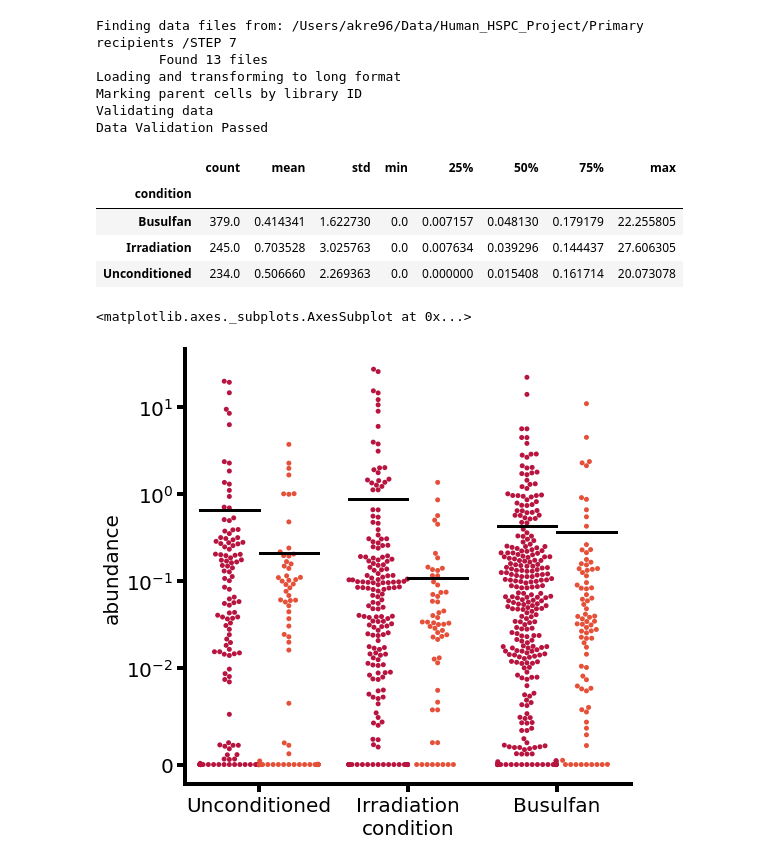
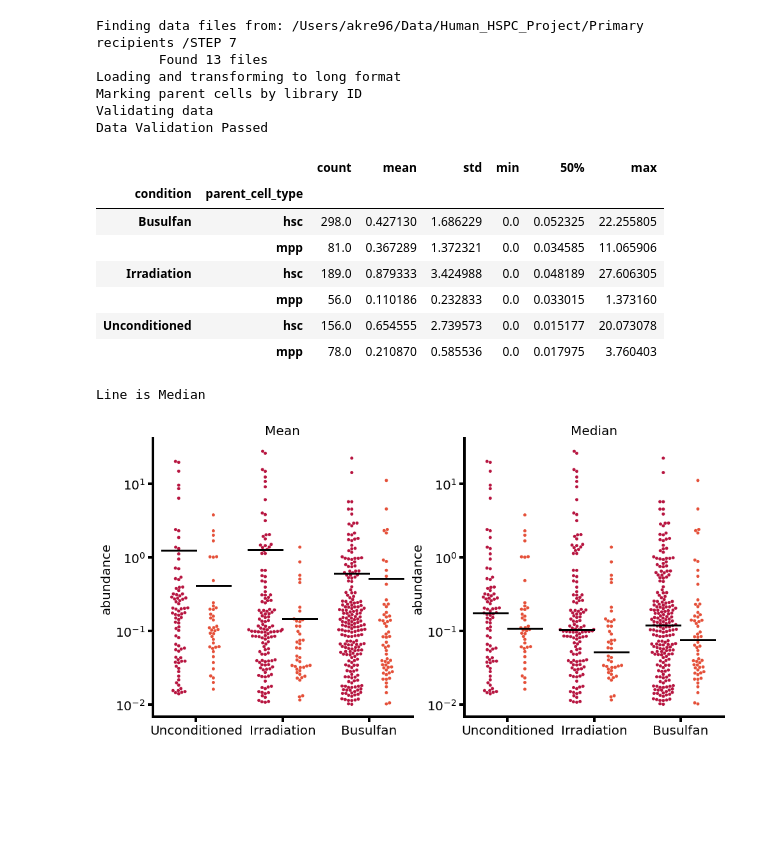
Before and after one commit to akre96/HSPC_Project, a Jupyter notebook: notebooks/HSC_vs_MPP_abundance.ipynb, the cells around one changed output. Cells and saved outputs as stored; diff of their text form; code cells hidden in the pictures; blank space fills up the shorter version.

Commit message:
minor deprecation updates to plots

```diff
--- a/notebooks/HSC_vs_MPP_abundance.ipynb
+++ b/notebooks/HSC_vs_MPP_abundance.ipynb
@@ -26,33 +26,59 @@ Marking parent cells by library ID
 Validating data
 Data Validation Passed
 # %%
-data = loader.data
-data.groupby('condition')['abundance'].describe()
+data = loader.data.copy()
+data.groupby(['condition', 'parent_cell_type'])['abundance'].describe(percentiles=[.5])
 # %% [output]
-|  | count | mean | std | min | 25% | 50% | 75% | max |
-| condition |  |  |  |  |  |  |  |  |
-| Busulfan | 379.0 | 0.414341 | 1.622730 | 0.0 | 0.007157 | 0.048130 | 0.179179 | 22.255805 |
-| Irradiation | 245.0 | 0.703528 | 3.025763 | 0.0 | 0.007634 | 0.039296 | 0.144437 | 27.606305 |
-| Unconditioned | 234.0 | 0.506660 | 2.269363 | 0.0 | 0.000000 | 0.015408 | 0.161714 | 20.073078 |
+|  |  | count | mean | std | min | 50% | max |
+| condition | parent_cell_type |  |  |  |  |  |  |
+| Busulfan | hsc | 298.0 | 0.427130 | 1.686229 | 0.0 | 0.052325 | 22.255805 |
+|  | mpp | 81.0 | 0.367289 | 1.372321 | 0.0 | 0.034585 | 11.065906 |
+| Irradiation | hsc | 189.0 | 0.879333 | 3.424988 | 0.0 | 0.048189 | 27.606305 |
+|  | mpp | 56.0 | 0.110186 | 0.232833 | 0.0 | 0.033015 | 1.373160 |
+| Unconditioned | hsc | 156.0 | 0.654555 | 2.739573 | 0.0 | 0.015177 | 20.073078 |
+|  | mpp | 78.0 | 0.210870 | 0.585536 | 0.0 | 0.017975 | 3.760403 |
 # %%
 importlib.reload(op)
-fig, ax = plt.subplots(figsize=(8,8))
+fig, axes = plt.subplots(ncols=2, figsize=(16,8))
 
+data = data[data.abundance > 0.01]
+ax = axes[0]
 ax.set_yscale('symlog', linthreshy=.01)
 op.dot_line_overlay(
     x='condition',
     y='abundance',
     hue='parent_cell_type',
     hue_order=['hsc', 'mpp'],
-    split=True,
+    dodge=True,
     data=data,
     ax=ax,
     palette=palette['cell_type'],
     linewidth=3,
     show_mean=True
 )
+ax.set_xlabel('')
+ax.set_title('Mean', fontsize=20)
 ax.legend().remove()
 fmt.despine_thicken_axes(ax, fontsize=20)
+
+ax = axes[1]
+ax.set_yscale('symlog', linthreshy=.01)
+op.dot_line_overlay(
+    x='condition',
+    y='abundance',
+    hue='parent_cell_type',
+    hue_order=['hsc', 'mpp'],
+    dodge=True,
+    data=data,
+    ax=ax,
+    palette=palette['cell_type'],
+    linewidth=3,
+    show_mean=False
+)
+ax.legend().remove()
+ax.set_xlabel('')
+ax.set_title('Median', fontsize=20)
+fmt.despine_thicken_axes(ax, fontsize=20);
 # %% [output]
-<matplotlib.axes._subplots.AxesSubplot at 0x...>
+Line is Median
-[figure, old version]
+[figure, new version]
```
Also changed, not shown: 1 other file.
